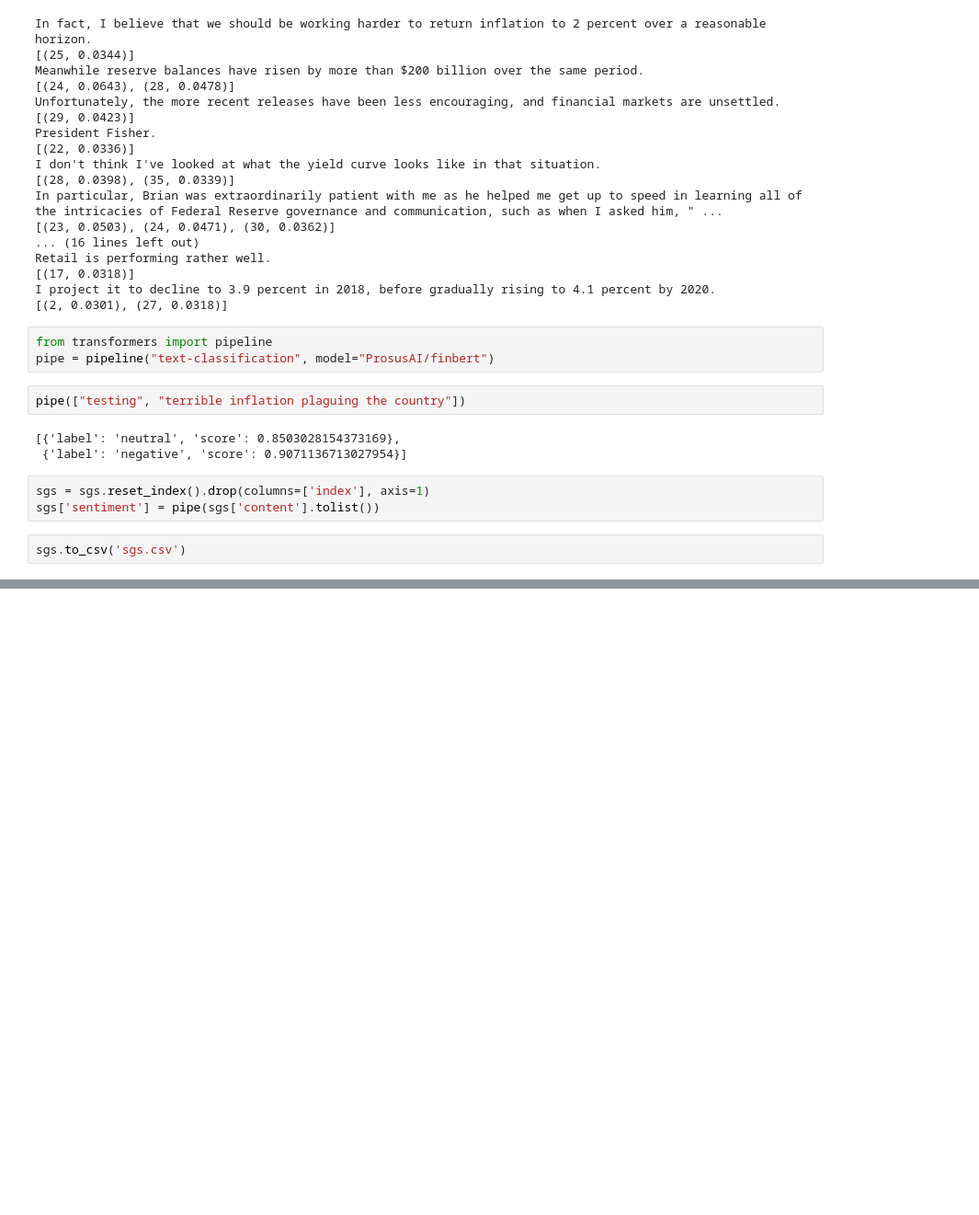
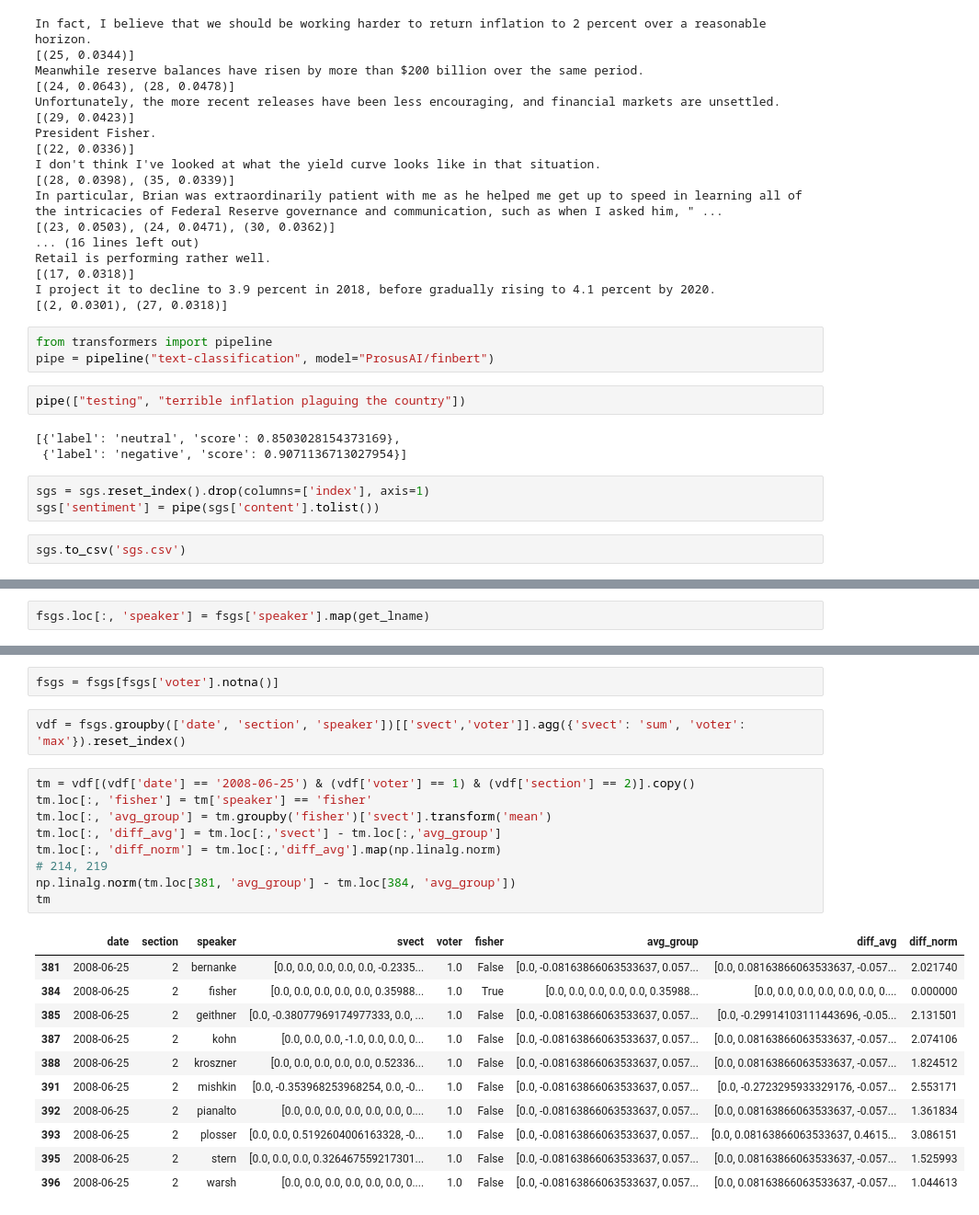
Before and after one commit to bendurham441/fed-nlp, a Jupyter notebook: stance-vectors/stance_vectors.ipynb, the cells around one changed output, grey strips where cells are left out. Shown at 92% size. Cells and saved outputs as stored; diff of their text form; blank space fills up the shorter version.

```diff
--- a/stance-vectors/stance_vectors.ipynb
+++ b/stance-vectors/stance_vectors.ipynb
@@ -108,0 +164,2 @@ sgs.to_csv('sgs.csv')
+# %%
+fsgs.loc[:, 'speaker'] = fsgs['speaker'].map(get_lname)
@@ -108,0 +200,25 @@ sgs.to_csv('sgs.csv')
+# %%
+fsgs = fsgs[fsgs['voter'].notna()]
+# %%
+vdf = fsgs.groupby(['date', 'section', 'speaker'])[['svect','voter']].agg({'svect': 'sum', 'voter': 'max'}).reset_index()
+# %%
+tm = vdf[(vdf['date'] == '2008-06-25') & (vdf['voter'] == 1) & (vdf['section'] == 2)].copy()
+tm.loc[:, 'fisher'] = tm['speaker'] == 'fisher'
+tm.loc[:, 'avg_group'] = tm.groupby('fisher')['svect'].transform('mean')
+tm.loc[:, 'diff_avg'] = tm.loc[:,'svect'] - tm.loc[:,'avg_group']
+tm.loc[:, 'diff_norm'] = tm.loc[:,'diff_avg'].map(np.linalg.norm)
+# 214, 219
+np.linalg.norm(tm.loc[381, 'avg_group'] - tm.loc[384, 'avg_group'])
+tm
+# %% [output]
+|  | date | section | speaker | svect | voter | fisher | avg_group | diff_avg | diff_norm |
+| 381 | 2008-06-25 | 2 | bernanke | [0.0, 0.0, 0.0, 0.0, 0.0, -0.2335... | 1.0 | False | [0.0, -0.08163866063533637, 0.057... | [0.0, 0.08163866063533637, -0.057... | 2.021740 |
+| 384 | 2008-06-25 | 2 | fisher | [0.0, 0.0, 0.0, 0.0, 0.0, 0.35988... | 1.0 | True | [0.0, 0.0, 0.0, 0.0, 0.0, 0.35988... | [0.0, 0.0, 0.0, 0.0, 0.0, 0.0, 0.... | 0.000000 |
+| 385 | 2008-06-25 | 2 | geithner | [0.0, -0.38077969174977333, 0.0, ... | 1.0 | False | [0.0, -0.08163866063533637, 0.057... | [0.0, -0.29914103111443696, -0.05... | 2.131501 |
+| 387 | 2008-06-25 | 2 | kohn | [0.0, 0.0, 0.0, -1.0, 0.0, 0.0, 0... | 1.0 | False | [0.0, -0.08163866063533637, 0.057... | [0.0, 0.08163866063533637, -0.057... | 2.074106 |
+| 388 | 2008-06-25 | 2 | kroszner | [0.0, 0.0, 0.0, 0.0, 0.0, 0.52336... | 1.0 | False | [0.0, -0.08163866063533637, 0.057... | [0.0, 0.08163866063533637, -0.057... | 1.824512 |
+| 391 | 2008-06-25 | 2 | mishkin | [0.0, -0.353968253968254, 0.0, -0... | 1.0 | False | [0.0, -0.08163866063533637, 0.057... | [0.0, -0.2723295933329176, -0.057... | 2.553171 |
+| 392 | 2008-06-25 | 2 | pianalto | [0.0, 0.0, 0.0, 0.0, 0.0, 0.0, 0.... | 1.0 | False | [0.0, -0.08163866063533637, 0.057... | [0.0, 0.08163866063533637, -0.057... | 1.361834 |
+| 393 | 2008-06-25 | 2 | plosser | [0.0, 0.0, 0.5192604006163328, -0... | 1.0 | False | [0.0, -0.08163866063533637, 0.057... | [0.0, 0.08163866063533637, 0.4615... | 3.086151 |
+| 395 | 2008-06-25 | 2 | stern | [0.0, 0.0, 0.0, 0.326467559217301... | 1.0 | False | [0.0, -0.08163866063533637, 0.057... | [0.0, 0.08163866063533637, -0.057... | 1.525993 |
+| 396 | 2008-06-25 | 2 | warsh | [0.0, 0.0, 0.0, 0.0, 0.0, 0.0, 0.... | 1.0 | False | [0.0, -0.08163866063533637, 0.057... | [0.0, 0.08163866063533637, -0.057... | 1.044613 |
```
Also changed, not shown: parts of 30 cells of this notebook.
